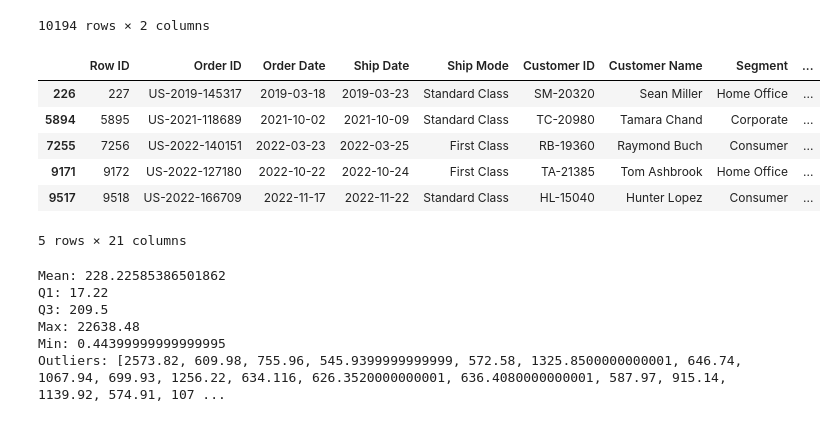
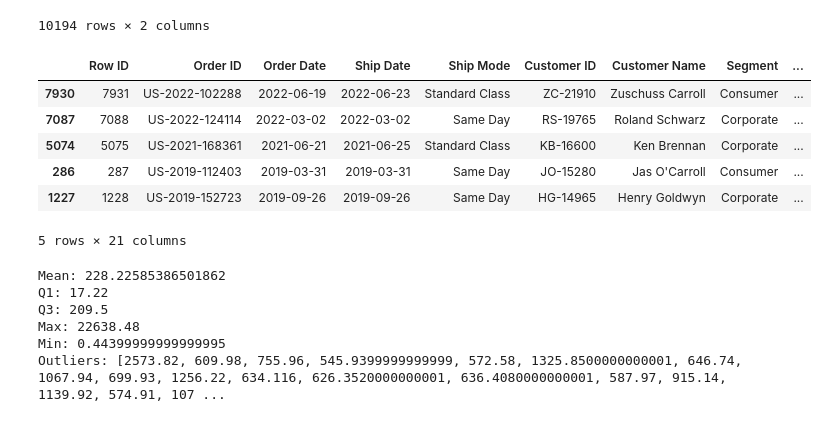
Before and after one commit to Nisarga-AC/CIS5357_Assignments, a Jupyter notebook: Assignment9/Assignment9_Practice.ipynb, the cells around one changed output. Saved outputs shown, nothing was run; the diff lists cells and outputs as text; code cells hidden in the pictures.

```diff
--- a/Assignment9/Assignment9_Practice.ipynb
+++ b/Assignment9/Assignment9_Practice.ipynb
@@ -136,14 +136,14 @@ df_superstore.loc[:,["Customer ID" , "Customer Name"]]
 | 10193 | HO-15230 | Harry Olson |
 10194 rows × 2 columns
 # %%
-df_superstore.sort_values('Sales',ascending=False).head(5)
+df_superstore.sort_values('Sales').head(5)
 # %% [output]
 |  | Row ID | Order ID | Order Date | Ship Date | Ship Mode | Customer ID | Customer Name | Segment | ... |
-| 226 | 227 | US-2019-145317 | 2019-03-18 | 2019-03-23 | Standard Class | SM-20320 | Sean Miller | Home Office | ... |
-| 5894 | 5895 | US-2021-118689 | 2021-10-02 | 2021-10-09 | Standard Class | TC-20980 | Tamara Chand | Corporate | ... |
-| 7255 | 7256 | US-2022-140151 | 2022-03-23 | 2022-03-25 | First Class | RB-19360 | Raymond Buch | Consumer | ... |
-| 9171 | 9172 | US-2022-127180 | 2022-10-22 | 2022-10-24 | First Class | TA-21385 | Tom Ashbrook | Home Office | ... |
-| 9517 | 9518 | US-2022-166709 | 2022-11-17 | 2022-11-22 | Standard Class | HL-15040 | Hunter Lopez | Consumer | ... |
+| 7930 | 7931 | US-2022-102288 | 2022-06-19 | 2022-06-23 | Standard Class | ZC-21910 | Zuschuss Carroll | Consumer | ... |
+| 7087 | 7088 | US-2022-124114 | 2022-03-02 | 2022-03-02 | Same Day | RS-19765 | Roland Schwarz | Corporate | ... |
+| 5074 | 5075 | US-2021-168361 | 2021-06-21 | 2021-06-25 | Standard Class | KB-16600 | Ken Brennan | Corporate | ... |
+| 286 | 287 | US-2019-112403 | 2019-03-31 | 2019-03-31 | Same Day | JO-15280 | Jas O'Carroll | Consumer | ... |
+| 1227 | 1228 | US-2019-152723 | 2019-09-26 | 2019-09-26 | Same Day | HG-14965 | Henry Goldwyn | Corporate | ... |
 5 rows × 21 columns
 # %%
 # Calculating the required statistics
```
Also changed, not shown: 3 other files.
